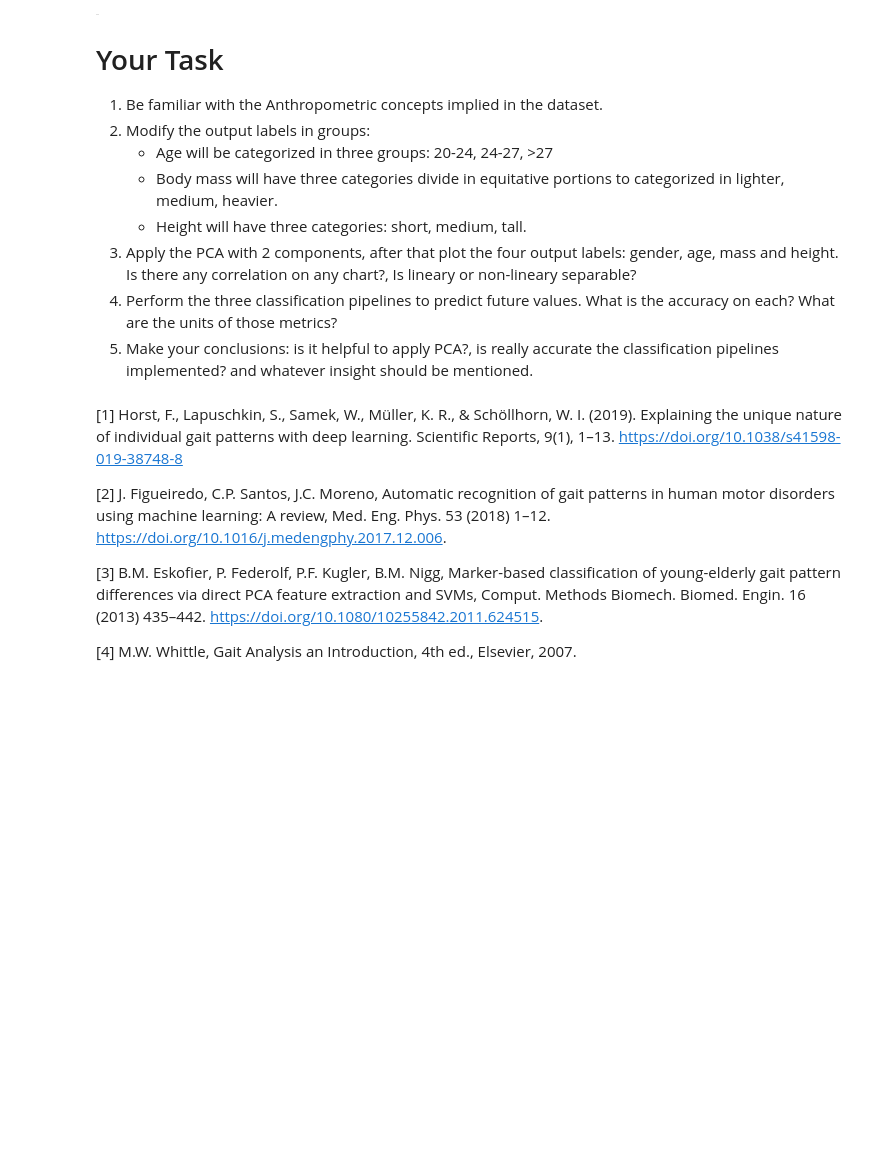
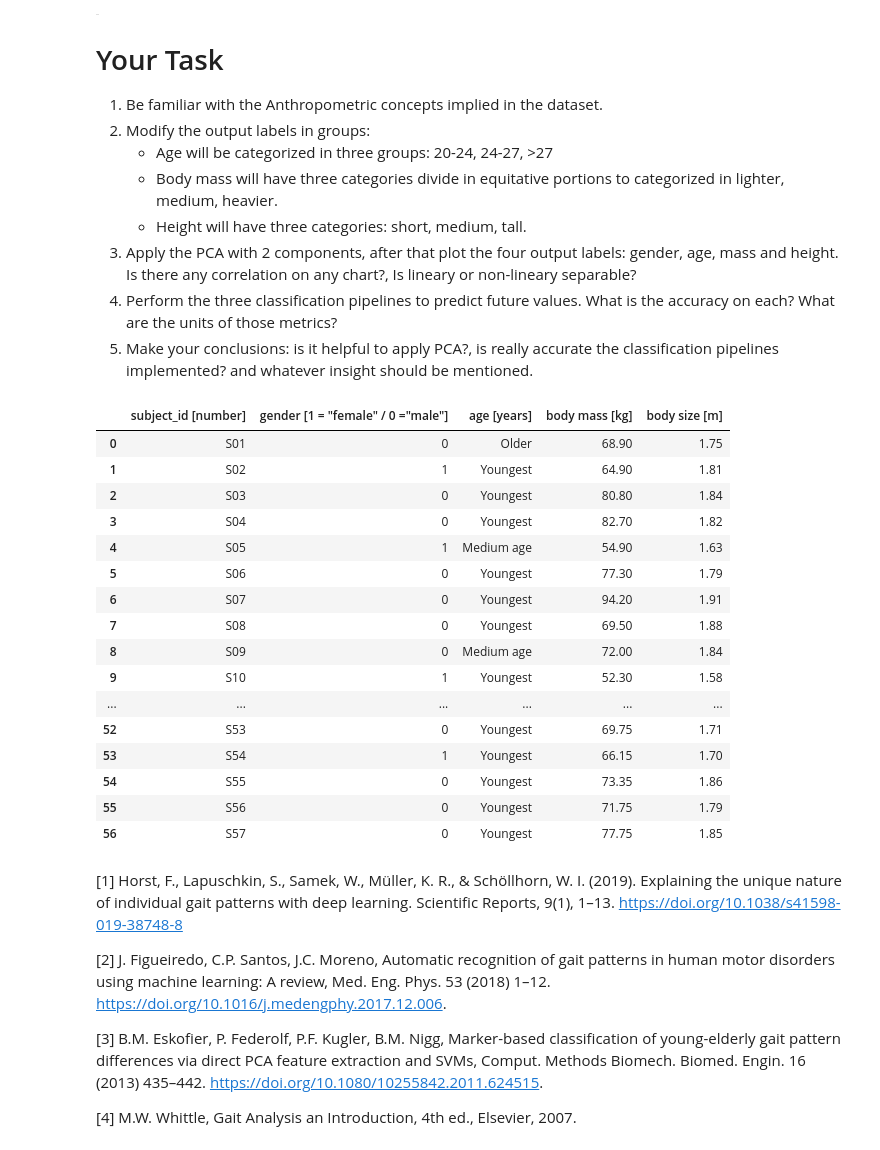
Before and after one commit to nikorose87/DJS-GA, a Jupyter notebook: PCA_n_kPCA_classification.ipynb, the cells around one changed output. Drawn from its saved outputs; the diff is of its cells as text; code cells hidden in the pictures; blank space fills up the shorter version.

```diff
--- a/PCA_n_kPCA_classification.ipynb
+++ b/PCA_n_kPCA_classification.ipynb
@@ -395,6 +395,37 @@ We are going to base on the work done by **Eskofier et al** [Eskofier2012] which
 3.   Apply the PCA with 2 components, after that plot the four output labels: gender, age, mass and height. Is there any correlation on any chart?, Is lineary or non-lineary separable?
 4.    Perform the three classification pipelines to predict future values. What is the accuracy on each? What are the units of those metrics?
 5.    Make your conclusions: is it helpful to apply PCA?, is really accurate the classification pipelines implemented? and whatever insight should be mentioned.
+# %%
+def mass_cat(x):
+  if x <= 24:
+    out = 'Youngest'
+  elif x > 24 and x <=27:
+    out = 'Medium age'
+  elif x > 27:
+    out = 'Older'
+  return out
+
+output_label_cat = output_label
+output_label_cat["age [years]"] = output_label_cat["age [years]"].apply(mass_cat)
+output_label_cat
+# %% [output]
+|  | subject_id [number] | gender [1 = "female" / 0 ="male"] | age [years] | body mass [kg] | body size [m] |
+| 0 | S01 | 0 | Older | 68.90 | 1.75 |
+| 1 | S02 | 1 | Youngest | 64.90 | 1.81 |
+| 2 | S03 | 0 | Youngest | 80.80 | 1.84 |
+| 3 | S04 | 0 | Youngest | 82.70 | 1.82 |
+| 4 | S05 | 1 | Medium age | 54.90 | 1.63 |
+| 5 | S06 | 0 | Youngest | 77.30 | 1.79 |
+| 6 | S07 | 0 | Youngest | 94.20 | 1.91 |
+| 7 | S08 | 0 | Youngest | 69.50 | 1.88 |
+| 8 | S09 | 0 | Medium age | 72.00 | 1.84 |
+| 9 | S10 | 1 | Youngest | 52.30 | 1.58 |
+| ... | ... | ... | ... | ... | ... |
+| 52 | S53 | 0 | Youngest | 69.75 | 1.71 |
+| 53 | S54 | 1 | Youngest | 66.15 | 1.70 |
+| 54 | S55 | 0 | Youngest | 73.35 | 1.86 |
+| 55 | S56 | 0 | Youngest | 71.75 | 1.79 |
+| 56 | S57 | 0 | Youngest | 77.75 | 1.85 |
 # %% [markdown]
 
 [1] Horst, F., Lapuschkin, S., Samek, W., Müller, K. R., & Schöllhorn, W. I. (2019). Explaining the unique nature of individual gait patterns with deep learning. Scientific Reports, 9(1), 1–13. https://doi.org/10.1038/s41598-019-38748-8
```
